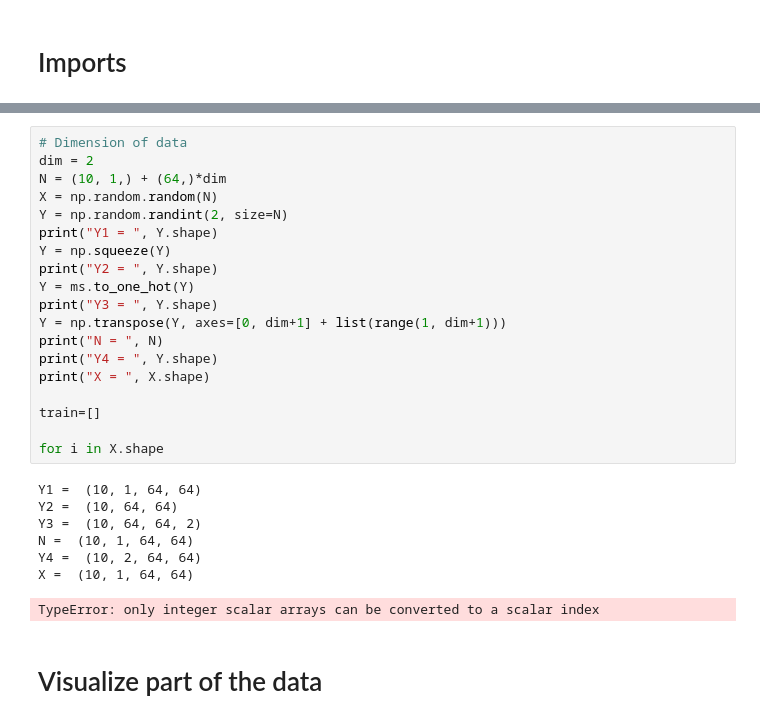
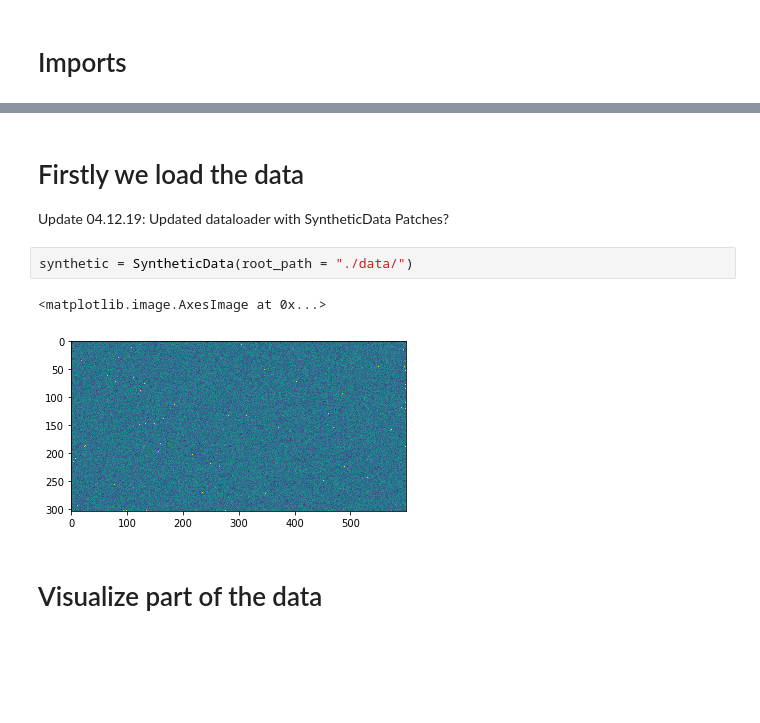
Before and after one commit to dhavalshah18/deepvesselnet, a Jupyter notebook: DeepVesselNet.ipynb, the cells around one changed output, grey strips where cells are left out. Saved outputs shown, nothing was run; the diff lists cells and outputs as text; blank space fills up the shorter version.

Commit message:
Updated dataloader

```diff
--- a/DeepVesselNet.ipynb
+++ b/DeepVesselNet.ipynb
@@ -21,30 +16,13 @@ Update 16.11.2019 Lol
-# %%
-# Dimension of data
-dim = 2
-N = (10, 1,) + (64,)*dim
-X = np.random.random(N)
-Y = np.random.randint(2, size=N)
-print("Y1 = ", Y.shape)
-Y = np.squeeze(Y)
-print("Y2 = ", Y.shape)
-Y = ms.to_one_hot(Y)
-print("Y3 = ", Y.shape)
-Y = np.transpose(Y, axes=[0, dim+1] + list(range(1, dim+1)))
-print("N = ", N)
-print("Y4 = ", Y.shape)
-print("X = ", X.shape)
-
-train=[]
-
-for i in X.shape
-# %% [output]
-Y1 =  (10, 1, 64, 64)
-Y2 =  (10, 64, 64)
-Y3 =  (10, 64, 64, 2)
-N =  (10, 1, 64, 64)
-Y4 =  (10, 2, 64, 64)
-X =  (10, 1, 64, 64)
-TypeError: only integer scalar arrays can be converted to a scalar index
+# %% [markdown]
+Firstly we load the data
+============
+Update 04.12.19: Updated dataloader with SyntheticData
+                    Patches?
+# %%
+synthetic = SyntheticData(root_path = "./data/")
+# %% [output]
+<matplotlib.image.AxesImage at 0x...>
+[figure, added]
 # %% [markdown]
 Visualize part of the data
 ============
```
Also changed, not shown: parts of 2 cells of this notebook, 1 other file.
